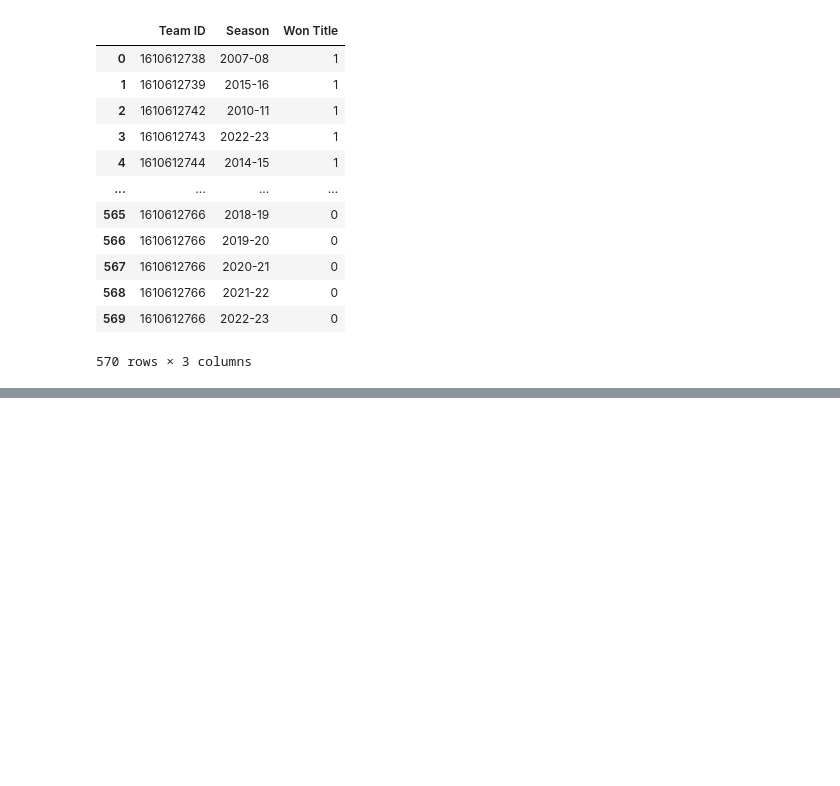
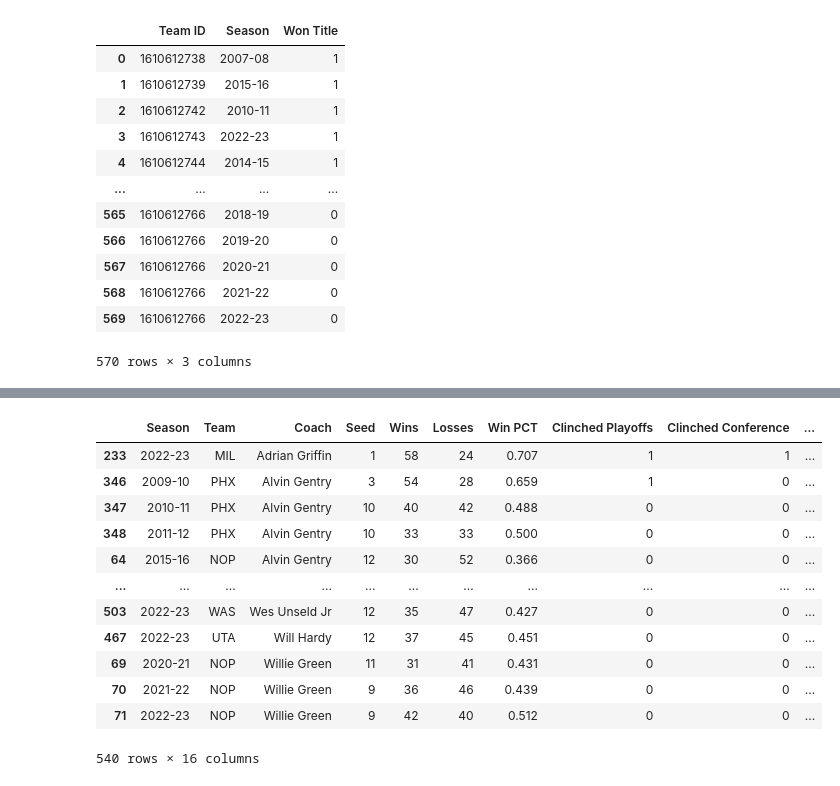
Before and after one commit to cgkelvin/sports-analytics, a Jupyter notebook: analysis.ipynb, the cells around one changed output, grey strips where cells are left out. Saved outputs shown, nothing was run; the diff lists cells and outputs as text; code cells hidden in the pictures; blank space fills up the shorter version.

```diff
--- a/analysis.ipynb
+++ b/analysis.ipynb
@@ -208,0 +230,31 @@ display(combined_df)
+# %%
+num_prev_seasons = 3
+
+combined_df['Avg Wins T-3 Seasons'] = combined_df.groupby('Team')['Wins'].rolling(window=num_prev_seasons).mean().reset_index(0, drop=True)
+combined_df['Avg Losses T-3 Seasons'] = combined_df.groupby('Team')['Losses'].rolling(window=num_prev_seasons).mean().reset_index(0, drop=True)
+combined_df['Avg Win PCT T-3 Seasons'] = combined_df.groupby('Team')['Win PCT'].rolling(window=num_prev_seasons).mean().reset_index(0, drop=True)
+
+combined_df['Wins'] = pd.to_numeric(combined_df['Wins'], errors='coerce')
+combined_df['Losses'] = pd.to_numeric(combined_df['Losses'], errors='coerce')
+
+combined_df = combined_df.sort_values(by = ['Coach', 'Season'])
+combined_df['Agg. Coach Wins'] = combined_df.groupby('Coach')['Wins'].cumsum()
+combined_df['Agg. Coach Losses'] = combined_df.groupby('Coach')['Losses'].cumsum()
+combined_df['Helper'] = 1
+combined_df['Coach Experience'] = combined_df.groupby('Coach')['Helper'].cumsum()
+combined_df = combined_df.drop(['Helper', 'Team ID'], axis = 1)
+combined_df
+# %% [output]
+|  | Season | Team | Coach | Seed | Wins | Losses | Win PCT | Clinched Playoffs | Clinched Conference | ... |
+| 233 | 2022-23 | MIL | Adrian Griffin | 1 | 58 | 24 | 0.707 | 1 | 1 | ... |
+| 346 | 2009-10 | PHX | Alvin Gentry | 3 | 54 | 28 | 0.659 | 1 | 0 | ... |
+| 347 | 2010-11 | PHX | Alvin Gentry | 10 | 40 | 42 | 0.488 | 0 | 0 | ... |
+| 348 | 2011-12 | PHX | Alvin Gentry | 10 | 33 | 33 | 0.500 | 0 | 0 | ... |
+| 64 | 2015-16 | NOP | Alvin Gentry | 12 | 30 | 52 | 0.366 | 0 | 0 | ... |
+| ... | ... | ... | ... | ... | ... | ... | ... | ... | ... | ... |
+| 503 | 2022-23 | WAS | Wes Unseld Jr | 12 | 35 | 47 | 0.427 | 0 | 0 | ... |
+| 467 | 2022-23 | UTA | Will Hardy | 12 | 37 | 45 | 0.451 | 0 | 0 | ... |
+| 69 | 2020-21 | NOP | Willie Green | 11 | 31 | 41 | 0.431 | 0 | 0 | ... |
+| 70 | 2021-22 | NOP | Willie Green | 9 | 36 | 46 | 0.439 | 0 | 0 | ... |
+| 71 | 2022-23 | NOP | Willie Green | 9 | 42 | 40 | 0.512 | 0 | 0 | ... |
+540 rows × 16 columns
```
Also changed, not shown: parts of 10 cells of this notebook.
